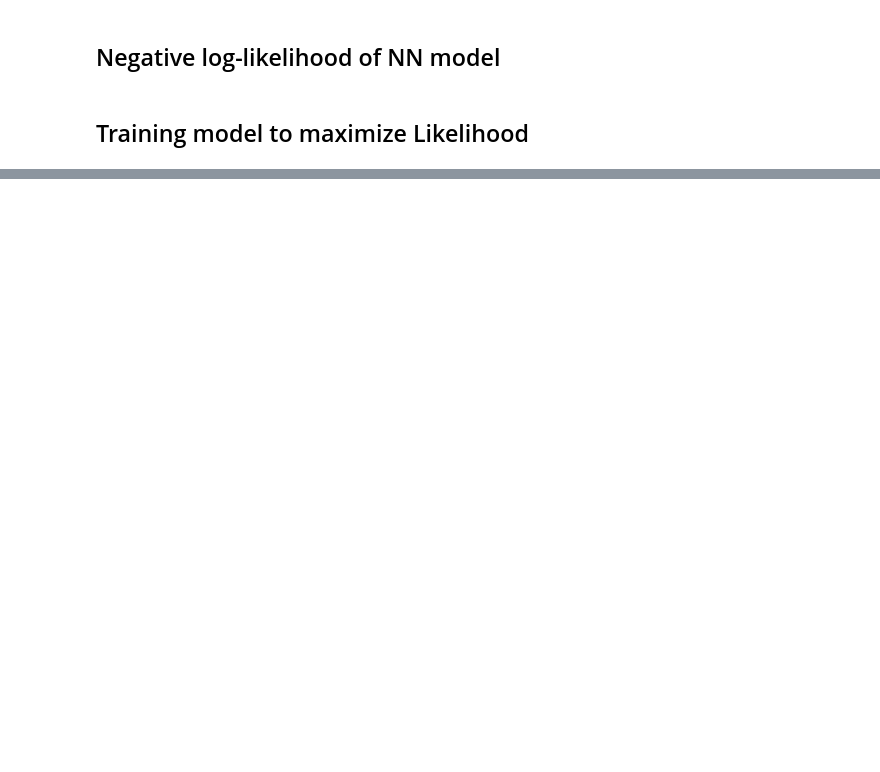
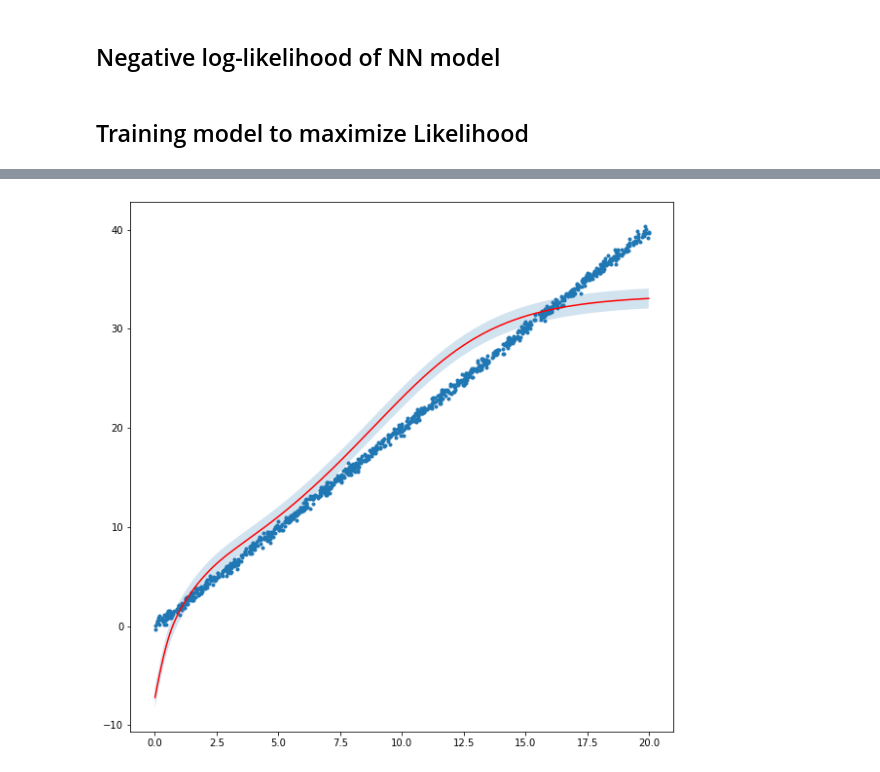
Before and after one commit to mrsalehi/csc2506-prob-learn-reason, a Jupyter notebook: Assignment-1/Q3.ipynb, the cells around one changed output, grey strips where cells are left out. Saved outputs shown, nothing was run; the diff lists cells and outputs as text; code cells hidden in the pictures; blank space fills up the shorter version.

Commit message:
Up to the end of plot NNs

```diff
--- a/Assignment-1/Q3.ipynb
+++ b/Assignment-1/Q3.ipynb
@@ -379,0 +381,6 @@ def neural_network(x, theta):
+# %%
+theta = {'w1': randn(1, 10), 'b1': randn(10,), 'w2': randn(10, 1), 'b2': randn(1,)}
+n = 100
+X = randn(1, n)
+assert neural_network(X, theta).shape == (100,)
+print('Yaay!')
@@ -384,17 +393,23 @@ def nn_model_nll(theta, X, y, sigma=1.):
     """
     This function takes the average nll loss not the sum!
     """
-    return -jnp.mean(gaussian_log_likelihood(neural_network(x, theta), sigma, y))
+    return -jnp.mean(gaussian_log_likelihood(neural_network(X, theta), sigma, y))
 # %% [markdown]
 ## Training model to maximize Likelihood
 # %%
-def train_nn_reg(target_f, theta_init, bs=100, lr=1e-5, iters=1000, sigma_model=1.):
+def train_nn_reg(target_f, theta_init, bs=100, lr=1e-3, iters=1000, sigma_model=1.,
+                 print_every=100):
     theta_curr = theta_init
     grad_fn = grad(nn_model_nll, argnums=0)
 
-    ad_grad = grad_fn(beta_test, X, y, sigma_test)
     for i in range(iters):
         X, y = sample_batch(target_f, bs)
-        grad_theta = grad_fn(theta_curr, X, y, sigma)
-        print(grad_theta)
+        loss = nn_model_nll(theta_curr, X, y, sigma_model)
+        if i % print_every == 0:
+            print(f'iteration {i}, loss: {loss}')
+        grad_theta = grad_fn(theta_curr, X, y, sigma_model)
+        for par in theta_curr:
+            theta_curr[par] -= lr * grad_theta[par]
+
+    return theta_curr
 # %% [markdown]
@@ -401,0 +417,3 @@ def train_nn_reg(target_f, theta_init, bs=100, lr=1e-5, iters=1000, sigma_model=
+# %%
+theta_init = {'w1': randn(1, 10), 'b1': randn(10,), 'w2': randn(10, 1), 'b2': randn(1,)}
+theta_learned = train_nn_reg(target_f1, theta_init, iters=1000, print_every=100)
@@ -401,0 +431,13 @@ def train_nn_reg(target_f, theta_init, bs=100, lr=1e-5, iters=1000, sigma_model=
+# %%
+X, y = sample_batch(target_f1, 1000)
+y_hat = neural_network(X, theta_learned)
+X_sorted, y_sorted, y_hat_sorted = sort_data(X[0], y, y_hat)
+
+plt.figure(figsize=(10, 10))
+plt.plot(X_sorted, y_sorted, '.');
+plt.plot(X_sorted, y_hat_sorted, 'r');
+uncertainty = [1.] * len(y_hat_sorted)
+plt.fill_between(X_sorted, y_hat_sorted.copy()-uncertainty,
+                 y_hat_sorted.copy()+uncertainty, alpha=0.2);
+# %% [output]
+[figure, added]
```
Also changed, not shown: parts of 9 cells of this notebook.
